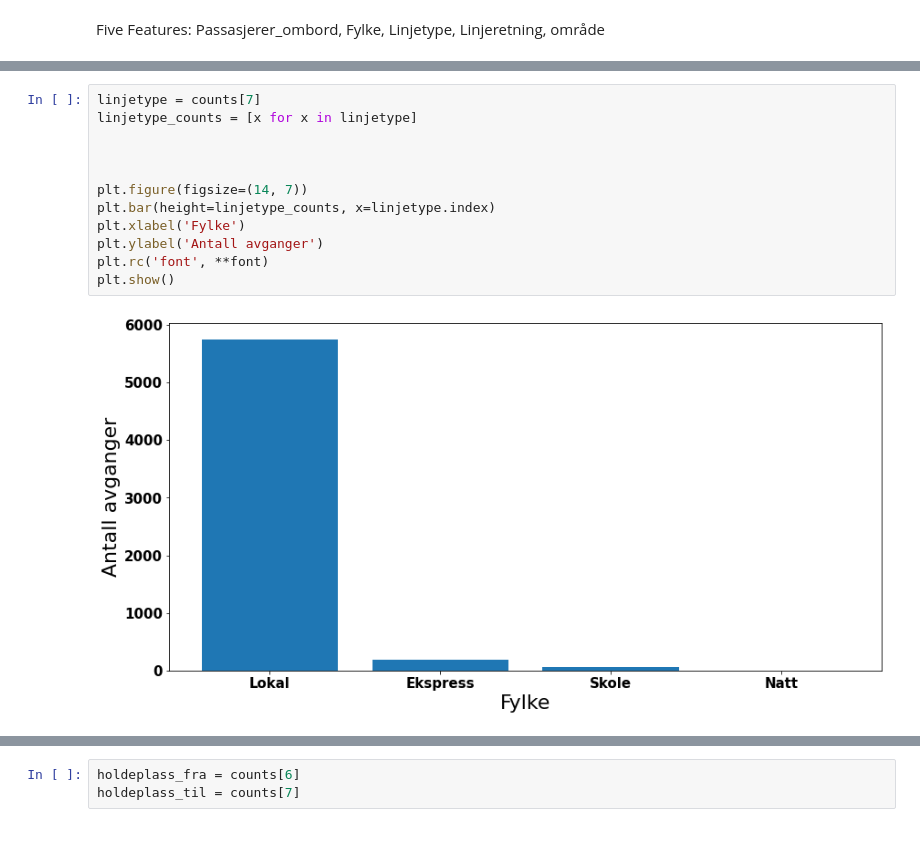
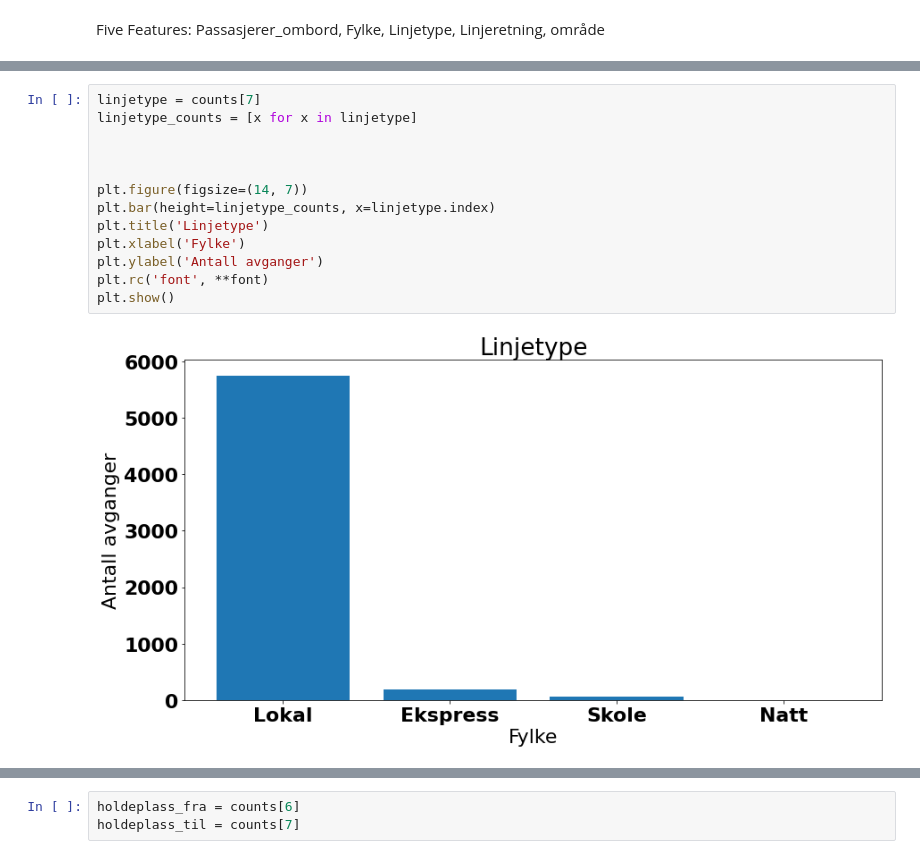
Before and after one commit to ThomasJRye/DAVE3625, a Jupyter notebook: Assignment1/Task1.ipynb, the cells around one changed output, grey strips where cells are left out. Cells and saved outputs as stored; diff of their text form.

```diff
--- a/Assignment1/Task1.ipynb
+++ b/Assignment1/Task1.ipynb
@@ -53,14 +56,15 @@ plt.show()
 # %%
 linjetype = counts[7]
 linjetype_counts = [x for x in linjetype]
 
 
 
 plt.figure(figsize=(14, 7))
 plt.bar(height=linjetype_counts, x=linjetype.index)
+plt.title('Linjetype')
 plt.xlabel('Fylke')
 plt.ylabel('Antall avganger')
 plt.rc('font', **font)
 plt.show()
 # %% [output]
-[figure, old version]
+[figure, new version]
```
Also changed, not shown: parts of 11 cells of this notebook.
